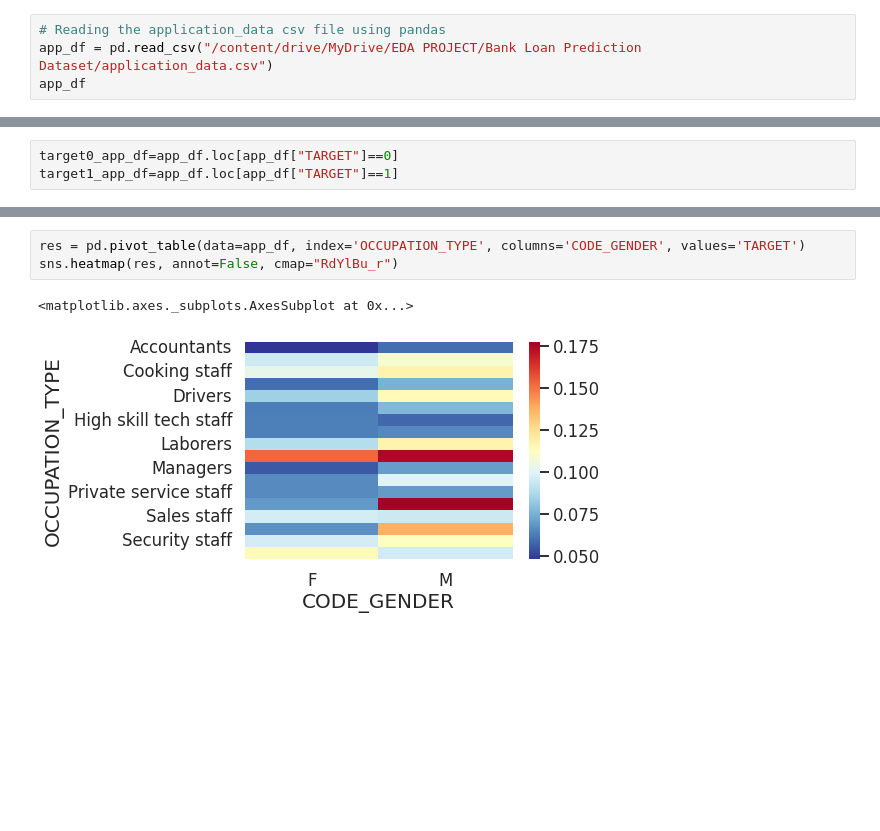
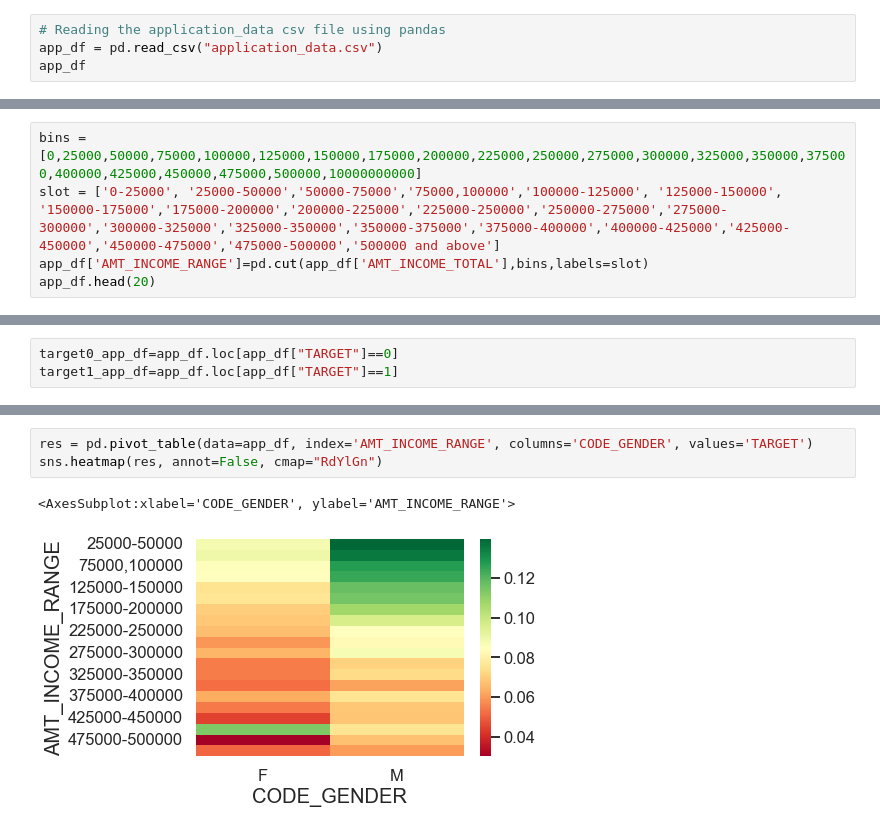
Before and after one commit to nikhilmamidipaka/Bank-Loan-Prediction-Dataset, a Jupyter notebook: Bank_Loan_Prediction_.ipynb, the cells around one changed output, grey strips where cells are left out. Drawn from its saved outputs; the diff is of its cells as text; blank space fills up the shorter version.

```diff
--- a/Bank_Loan_Prediction_.ipynb
+++ b/Bank_Loan_Prediction_.ipynb
@@ -15,7 +10,7 @@ import seaborn as sns
 %matplotlib inline
 # %%
 # Reading the application_data csv file using pandas
-app_df = pd.read_csv("/content/drive/MyDrive/EDA PROJECT/Bank Loan Prediction Dataset/application_data.csv")
+app_df = pd.read_csv("application_data.csv")
 app_df
 # %% [output]
 |  | SK_ID_CURR | TARGET | NAME_CONTRACT_TYPE | CODE_GENDER | FLAG_OWN_CAR | FLAG_OWN_REALTY | CNT_CHILDREN | ... |
@@ -490,0 +453,5 @@ sns.violinplot(x=app_df["AMT_CREDIT"])
+# %%
+bins = [0,25000,50000,75000,100000,125000,150000,175000,200000,225000,250000,275000,300000,325000,350000,375000,400000,425000,450000,475000,500000,10000000000]
+slot = ['0-25000', '25000-50000','50000-75000','75000,100000','100000-125000', '125000-150000', '150000-175000','175000-200000','200000-225000','225000-250000','250000-275000','275000-300000','300000-325000','325000-350000','350000-375000','375000-400000','400000-425000','425000-450000','450000-475000','475000-500000','500000 and above']
+app_df['AMT_INCOME_RANGE']=pd.cut(app_df['AMT_INCOME_TOTAL'],bins,labels=slot)
+app_df.head(20)
@@ -530,6 +568,6 @@ uniplot(target1_app_df,col='OCCUPATION_TYPE',title='Distribution of Occupation T
 # %%
-res = pd.pivot_table(data=app_df, index='OCCUPATION_TYPE', columns='CODE_GENDER', values='TARGET')
-sns.heatmap(res, annot=False, cmap="RdYlBu_r")
+res = pd.pivot_table(data=app_df, index='AMT_INCOME_RANGE', columns='CODE_GENDER', values='TARGET')
+sns.heatmap(res, annot=False, cmap="RdYlGn")
 # %% [output]
-<matplotlib.axes._subplots.AxesSubplot at 0x...>
+<AxesSubplot:xlabel='CODE_GENDER', ylabel='AMT_INCOME_RANGE'>
-[figure, old version]
+[figure, new version]
```
Also changed, not shown: parts of 89 cells of this notebook.
